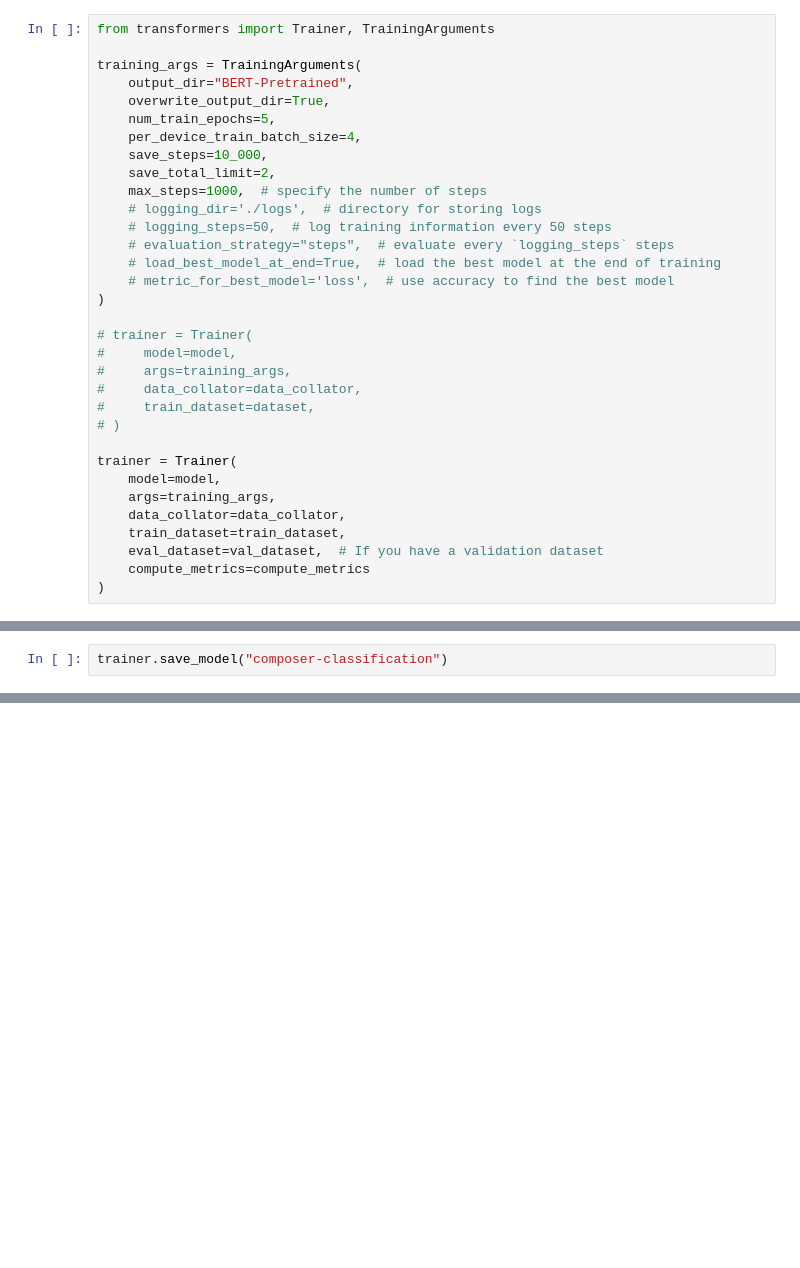
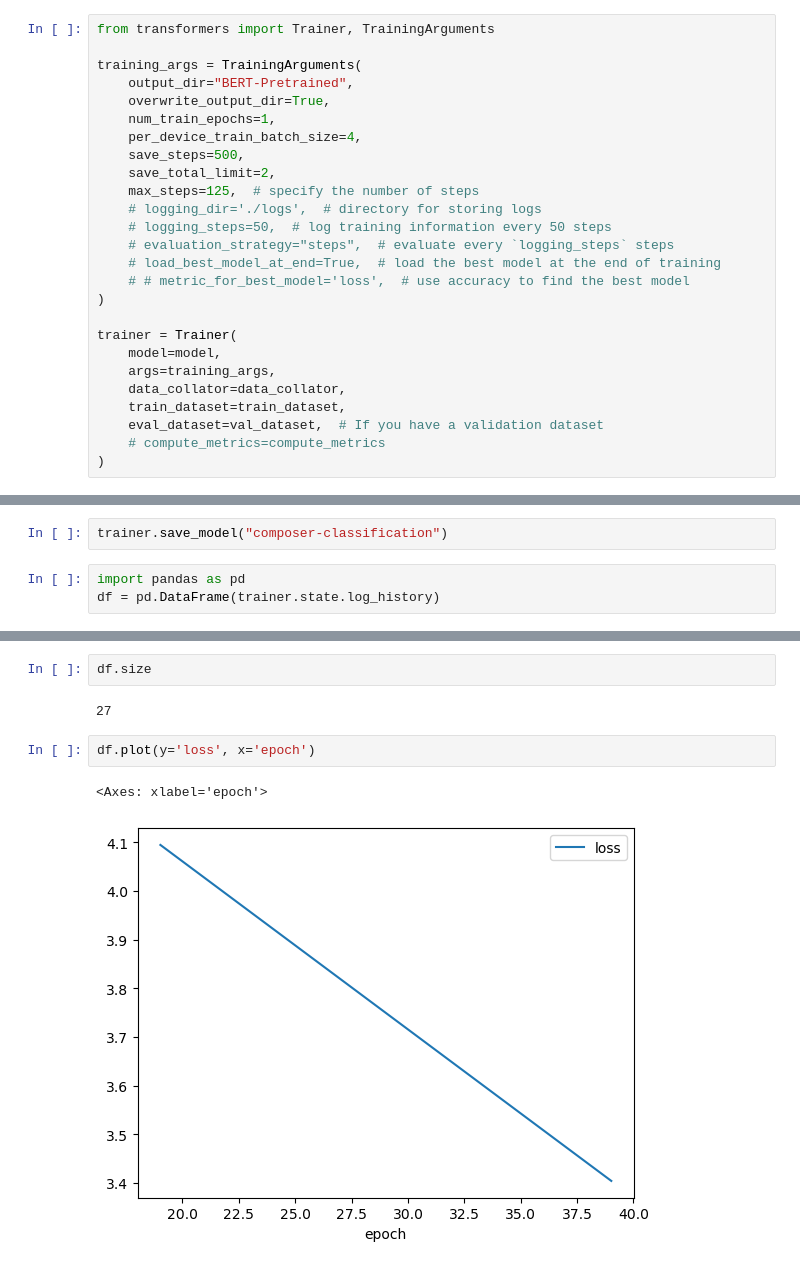
Before and after one commit to ipejonathan/E208-Final-Project, a Jupyter notebook: pretraining-test-unlabeled.ipynb, the cells around one changed output, grey strips where cells are left out. Cells and saved outputs as stored; diff of their text form; blank space fills up the shorter version.

```diff
--- a/pretraining-test-unlabeled.ipynb
+++ b/pretraining-test-unlabeled.ipynb
@@ -97,24 +97,17 @@ from transformers import Trainer, TrainingArguments
 training_args = TrainingArguments(
     output_dir="BERT-Pretrained",
     overwrite_output_dir=True,
-    num_train_epochs=5,
+    num_train_epochs=1,
     per_device_train_batch_size=4,
-    save_steps=10_000,
+    save_steps=500,
     save_total_limit=2,
-    max_steps=1000,  # specify the number of steps
+    max_steps=125,  # specify the number of steps
     # logging_dir='./logs',  # directory for storing logs
     # logging_steps=50,  # log training information every 50 steps
     # evaluation_strategy="steps",  # evaluate every `logging_steps` steps
     # load_best_model_at_end=True,  # load the best model at the end of training
-    # metric_for_best_model='loss',  # use accuracy to find the best model
+    # # metric_for_best_model='loss',  # use accuracy to find the best model
 )
-
-# trainer = Trainer(
-#     model=model,
-#     args=training_args,
-#     data_collator=data_collator,
-#     train_dataset=dataset,
-# )
 
 trainer = Trainer(
     model=model,
@@ -122,7 +115,7 @@ trainer = Trainer(
     data_collator=data_collator,
     train_dataset=train_dataset,
     eval_dataset=val_dataset,  # If you have a validation dataset
-    compute_metrics=compute_metrics
+    # compute_metrics=compute_metrics
 )
 # %%
 %%time
@@ -138,2 +125,5 @@ TrainOutput(global_step=1000, training_loss=3.7433917236328127, metrics={'train_
 # %%
 trainer.save_model("composer-classification")
+# %%
+import pandas as pd
+df = pd.DataFrame(trainer.state.log_history)
@@ -139,0 +143,9 @@ trainer.save_model("composer-classification")
+# %%
+df.size
+# %% [output]
+27
+# %%
+df.plot(y='loss', x='epoch')
+# %% [output]
+<Axes: xlabel='epoch'>
+[figure, added]
```
Also changed, not shown: parts of 4 cells of this notebook, 2 other files.
